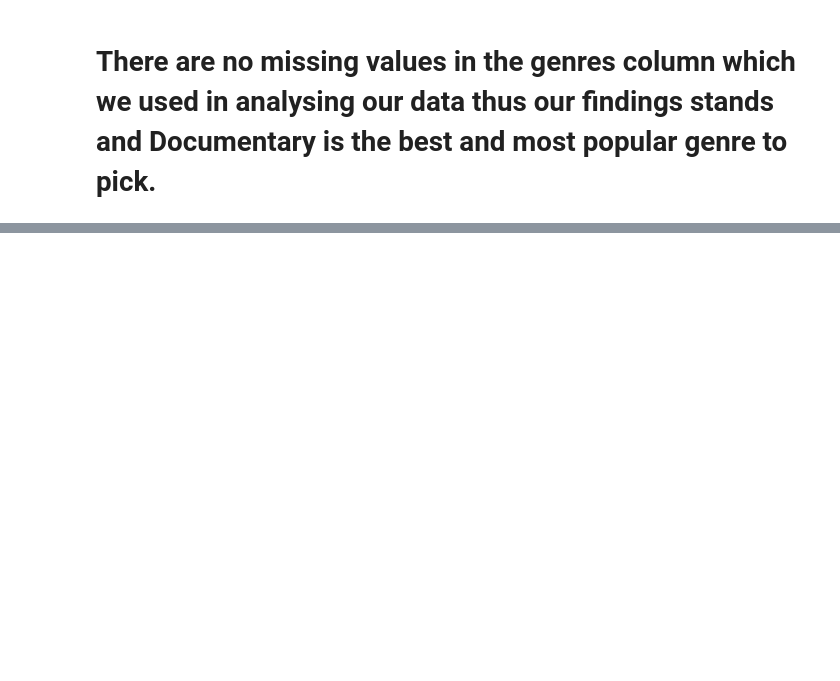
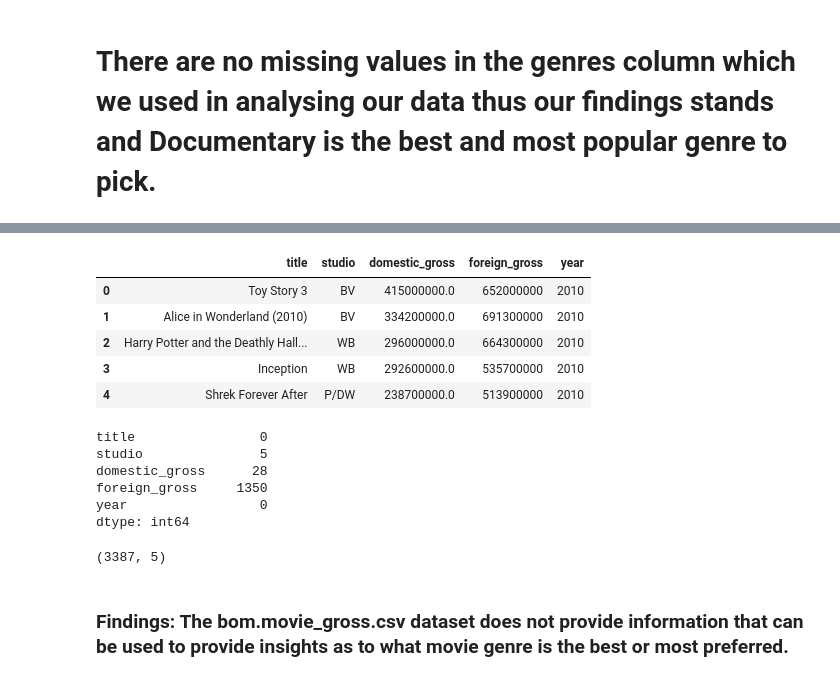
Before and after one commit to matjoee/dsc-phase-1-project, a Jupyter notebook: student.ipynb, the cells around one changed output, grey strips where cells are left out. Saved outputs shown, nothing was run; the diff lists cells and outputs as text; code cells hidden in the pictures; blank space fills up the shorter version.

Commit message:
Loaded new file bom.movies_gross.csv but it does not have much infor to draw insights as to which movie genre should be selected by Microsoft. I dropped it and opted for another dataset

```diff
--- a/student.ipynb
+++ b/student.ipynb
@@ -270,0 +271,27 @@ cleaned_df
+# %%
+csv_file_path = "zippedData/bom.movie_gross.csv/bom.movie_gross.csv"
+bom_df = pd.read_csv(csv_file_path)
+bom_df.head()
+# %% [output]
+|  | title | studio | domestic_gross | foreign_gross | year |
+| 0 | Toy Story 3 | BV | 415000000.0 | 652000000 | 2010 |
+| 1 | Alice in Wonderland (2010) | BV | 334200000.0 | 691300000 | 2010 |
+| 2 | Harry Potter and the Deathly Hall... | WB | 296000000.0 | 664300000 | 2010 |
+| 3 | Inception | WB | 292600000.0 | 535700000 | 2010 |
+| 4 | Shrek Forever After | P/DW | 238700000.0 | 513900000 | 2010 |
+# %%
+# Checking for missing values in our dataframe
+bom_df.isnull().sum()
+# %% [output]
+title                0
+studio               5
+domestic_gross      28
+foreign_gross     1350
+year                 0
+dtype: int64
+# %%
+bom_df.shape
+# %% [output]
+(3387, 5)
+# %% [markdown]
+### Findings: The bom.movie_gross.csv dataset does not provide information that can be used to provide insights as to what movie genre is the best or most preferred.
```
Also changed, not shown: parts of 4 cells of this notebook.
